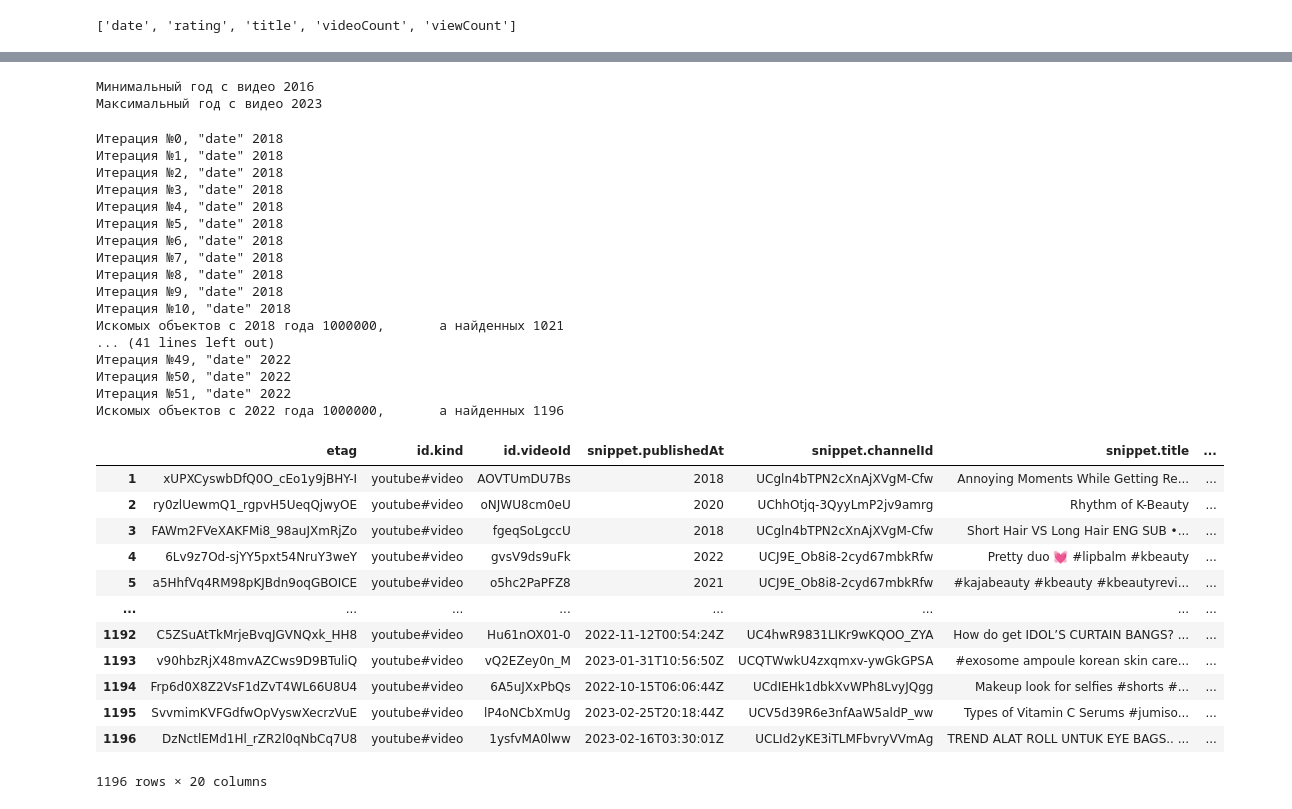
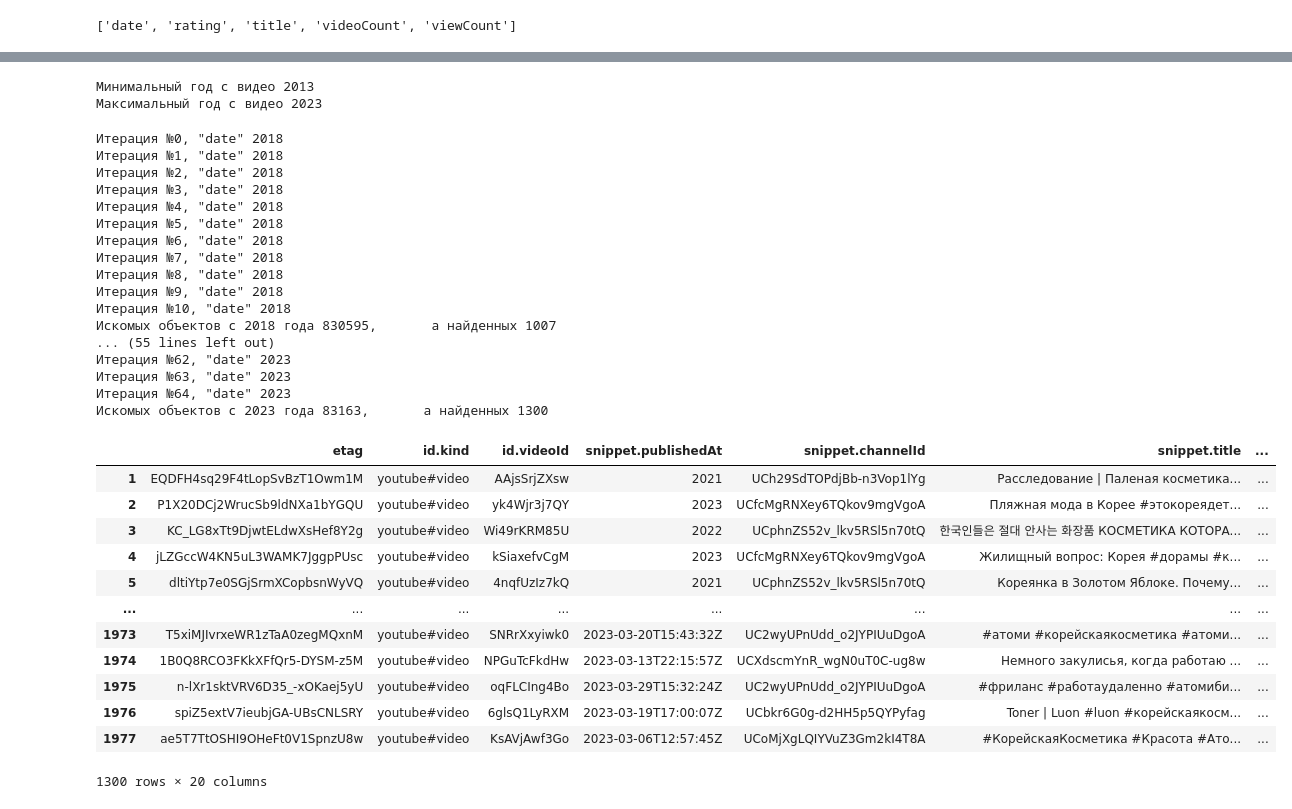
Before and after one commit to Tricar5/dm_corean, a Jupyter notebook: notebooks/4/search_42(video).ipynb, the cells around one changed output, grey strips where cells are left out. Drawn from its saved outputs; the diff is of its cells as text; code cells hidden in the pictures.

```diff
--- a/notebooks/4/search_42(video).ipynb
+++ b/notebooks/4/search_42(video).ipynb
@@ -11,7 +11,7 @@ with open(ROOT / "config.yml", "r") as f:
 # 3
 DATA_PATH = ROOT / config['api']['DATA_PATH'] / 'seminar4'
 
-query = "k_beauty | kbeauty"
+query = "корейская косметика"
 type_query = "video"
 
 # Для поиска видео с учетом даты:
@@ -285,7 +286,7 @@ print(f"Искомых объектов {response['pageInfo']['totalResults']}",
 # Думаю, можно не выполнять, так как большинство включено в искомые объекты
 # %%
 # 21 Проверка совпадения двух столбцов из выдачи:
-df_supplemented = pd.read_excel(DATA_PATH / f'{type_query.capitalize()}_Not_sorted+Sorted.xlsx', index_col=0)
+df_supplemented = pd.read_excel(DATA_PATH / f'{query}_{type_query.capitalize()}_Not_sorted+Sorted.xlsx', index_col=0)
 # возврат к выдаче без учета date; указание, что индекс в первом столбце
 
 display(
@@ -317,5 +318,5 @@ df_supplemented['snippet.publishedAt'][1][:4]
 # %%
 # 23 Lambda-функция для перезаписи в столбец snippet.publishedAt только года:
-df_supplemented['snippet.publishedAt'] = df_supplemented['snippet.publishedAt'].apply(lambda yyyy: int(yyyy[:4]))
-df_supplemented['snippet.publishedAt']
+df_supplemented['year'] = df_supplemented['snippet.publishedAt'].apply(lambda yyyy: int(yyyy[:4]))
+df_supplemented['year']
 # %% [output]
@@ -340,7 +329,7 @@ max_date = max(df_supplemented['snippet.publishedAt'])
 print("Минимальный год с видео", min_date)
 print("Максимальный год с видео", max_date)
 # %% [output]
-Минимальный год с видео 2016
+Минимальный год с видео 2013
 Максимальный год с видео 2023
 # %%
 #25.1 Запросы БЕЗ включения аргумента order, но с учетом даты
@@ -350,7 +339,7 @@ print("Максимальный год с видео", max_date)
 i = 0
 year = 2018
 
-while year < max_date:
+while year <= max_date:
 
     # Первый заход С включением аргумента date:
     request = youtube.search().list(
@@ -403,32 +392,32 @@ while year < max_date:
 Итерация №8, "date" 2018
 Итерация №9, "date" 2018
 Итерация №10, "date" 2018
-Искомых объектов с 2018 года 1000000,       а найденных 1021
-... (41 lines left out)
-Итерация №49, "date" 2022
-Итерация №50, "date" 2022
-Итерация №51, "date" 2022
-Искомых объектов с 2022 года 1000000,       а найденных 1196
+Искомых объектов с 2018 года 830595,       а найденных 1007
+... (55 lines left out)
+Итерация №62, "date" 2023
+Итерация №63, "date" 2023
+Итерация №64, "date" 2023
+Искомых объектов с 2023 года 83163,       а найденных 1300
 # %%
 # 20
 # Удаление дубликатов каналов (по их ID) и запись в Excel:
 df_supplemented.index = range(1,len(df_supplemented)+1) # сквозной индекс для итоговой таблицы
-df_supplemented = df_supplemented.drop_duplicates(f'id.{type_query}Id')
+df_supplemented = df_supplemented.drop_duplicates(subset=['id.videoId'])
 display(df_supplemented)
 # %% [output]
 |  | etag | id.kind | id.videoId | snippet.publishedAt | snippet.channelId | snippet.title | ... |
-| 1 | xUPXCyswbDfQ0O_cEo1y9jBHY-I | youtube#video | AOVTUmDU7Bs | 2018 | UCgln4bTPN2cXnAjXVgM-Cfw | Annoying Moments While Getting Re... | ... |
-| 2 | ry0zlUewmQ1_rgpvH5UeqQjwyOE | youtube#video | oNJWU8cm0eU | 2020 | UChhOtjq-3QyyLmP2jv9amrg | Rhythm of K-Beauty | ... |
-| 3 | FAWm2FVeXAKFMi8_98auJXmRjZo | youtube#video | fgeqSoLgccU | 2018 | UCgln4bTPN2cXnAjXVgM-Cfw | Short Hair VS Long Hair ENG SUB •... | ... |
-| 4 | 6Lv9z7Od-sjYY5pxt54NruY3weY | youtube#video | gvsV9ds9uFk | 2022 | UCJ9E_Ob8i8-2cyd67mbkRfw | Pretty duo 💓 #lipbalm #kbeauty | ... |
-| 5 | a5HhfVq4RM98pKJBdn9oqGBOICE | youtube#video | o5hc2PaPFZ8 | 2021 | UCJ9E_Ob8i8-2cyd67mbkRfw | #kajabeauty #kbeauty #kbeautyrevi... | ... |
+| 1 | EQDFH4sq29F4tLopSvBzT1Owm1M | youtube#video | AAjsSrjZXsw | 2021 | UCh29SdTOPdjBb-n3Vop1lYg | Расследование | Паленая косметика... | ... |
+| 2 | P1X20DCj2WrucSb9ldNXa1bYGQU | youtube#video | yk4Wjr3j7QY | 2023 | UCfcMgRNXey6TQkov9mgVgoA | Пляжная мода в Корее #этокореядет... | ... |
+| 3 | KC_LG8xTt9DjwtELdwXsHef8Y2g | youtube#video | Wi49rKRM85U | 2022 | UCphnZS52v_lkv5RSl5n70tQ | 한국인들은 절대 안사는 화장품 КОСМЕТИКА КОТОРА... | ... |
+| 4 | jLZGccW4KN5uL3WAMK7JggpPUsc | youtube#video | kSiaxefvCgM | 2023 | UCfcMgRNXey6TQkov9mgVgoA | Жилищный вопрос: Корея #дорамы #к... | ... |
+| 5 | dltiYtp7e0SGjSrmXCopbsnWyVQ | youtube#video | 4nqfUzIz7kQ | 2021 | UCphnZS52v_lkv5RSl5n70tQ | Кореянка в Золотом Яблоке. Почему... | ... |
 | ... | ... | ... | ... | ... | ... | ... | ... |
-| 1192 | C5ZSuAtTkMrjeBvqJGVNQxk_HH8 | youtube#video | Hu61nOX01-0 | 2022-11-12T00:54:24Z | UC4hwR9831LIKr9wKQOO_ZYA | How do get IDOL’S CURTAIN BANGS? ... | ... |
-| 1193 | v90hbzRjX48mvAZCws9D9BTuliQ | youtube#video | vQ2EZey0n_M | 2023-01-31T10:56:50Z | UCQTWwkU4zxqmxv-ywGkGPSA | #exosome ampoule korean skin care... | ... |
-| 1194 | Frp6d0X8Z2VsF1dZvT4WL66U8U4 | youtube#video | 6A5uJXxPbQs | 2022-10-15T06:06:44Z | UCdIEHk1dbkXvWPh8LvyJQgg | Makeup look for selfies #shorts #... | ... |
-| 1195 | SvvmimKVFGdfwOpVyswXecrzVuE | youtube#video | lP4oNCbXmUg | 2023-02-25T20:18:44Z | UCV5d39R6e3nfAaW5aldP_ww | Types of Vitamin C Serums #jumiso... | ... |
-| 1196 | DzNctlEMd1Hl_rZR2l0qNbCq7U8 | youtube#video | 1ysfvMA0lww | 2023-02-16T03:30:01Z | UCLId2yKE3iTLMFbvryVVmAg | TREND ALAT ROLL UNTUK EYE BAGS.. ... | ... |
+| 1973 | T5xiMJIvrxeWR1zTaA0zegMQxnM | youtube#video | SNRrXxyiwk0 | 2023-03-20T15:43:32Z | UC2wyUPnUdd_o2JYPIUuDgoA | #атоми #корейскаякосметика #атоми... | ... |
+| 1974 | 1B0Q8RCO3FKkXFfQr5-DYSM-z5M | youtube#video | NPGuTcFkdHw | 2023-03-13T22:15:57Z | UCXdscmYnR_wgN0uT0C-ug8w | Немного закулисья, когда работаю ... | ... |
+| 1975 | n-lXr1sktVRV6D35_-xOKaej5yU | youtube#video | oqFLCIng4Bo | 2023-03-29T15:32:24Z | UC2wyUPnUdd_o2JYPIUuDgoA | #фриланс #работаудаленно #атомиби... | ... |
+| 1976 | spiZ5extV7ieubjGA-UBsCNLSRY | youtube#video | 6glsQ1LyRXM | 2023-03-19T17:00:07Z | UCbkr6G0g-d2HH5p5QYPyfag | Toner | Luon #luon #корейскаякосм... | ... |
+| 1977 | ae5T7TtOSHI9OHeFt0V1SpnzU8w | youtube#video | KsAVjAwf3Go | 2023-03-06T12:57:45Z | UCoMjXgLQIYVuZ3Gm2kI4T8A | #КорейскаяКосметика #Красота #Ато... | ... |
-1196 rows × 20 columns
+1300 rows × 20 columns
 # %%
 import os
 
```
Also changed, not shown: parts of 9 cells of this notebook, 7 other files.
